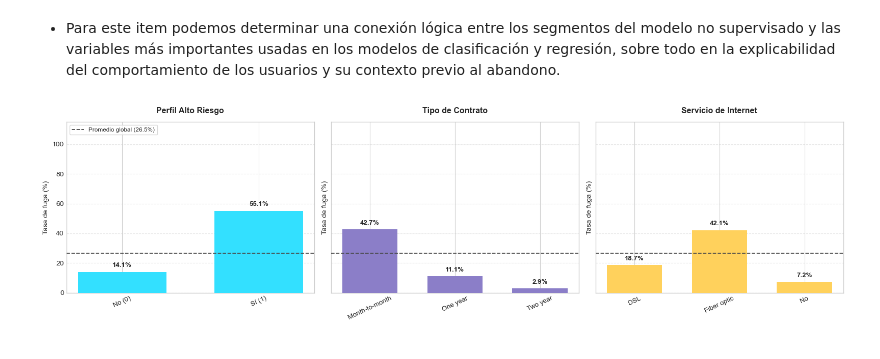
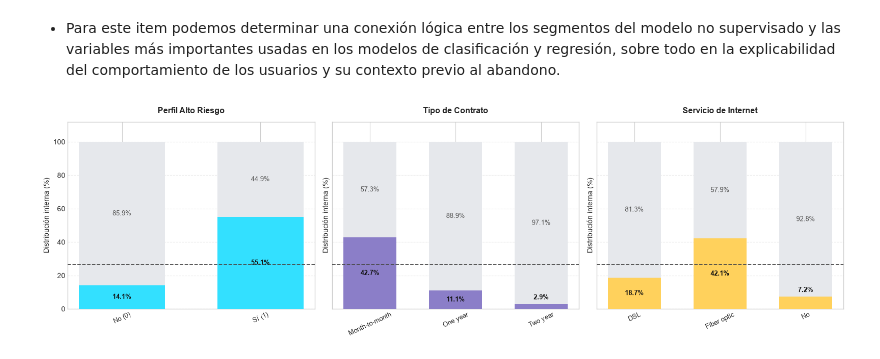
Before and after one commit to david-ramirezl/telco_customer-Modelos-de-Machine-Learning, a Jupyter notebook: notebooks/analisis_modelado_telco_churn.ipynb, the cells around one changed output. Saved outputs shown, nothing was run; the diff lists cells and outputs as text; code cells hidden in the pictures.

```diff
--- a/notebooks/analisis_modelado_telco_churn.ipynb
+++ b/notebooks/analisis_modelado_telco_churn.ipynb
@@ -2571,47 +2573,64 @@ df_plot = mejor_xgb.named_steps['ingenieria_caracteristicas'].transform(X_clf_tr
 df_plot['Churn'] = np.asarray(y_clf_train)
 
 vars_a_graficar = ['Perfil_Alto_Riesgo', 'Contract', 'InternetService']
 titulos = ['Perfil Alto Riesgo', 'Tipo de Contrato', 'Servicio de Internet']
 colores = ['#33E0FF', '#8B7EC8', '#FFD15C']
 
 promedio_global = df_plot['Churn'].mean() * 100
 
 plt.style.use('seaborn-v0_8-whitegrid')
-fig, axes = plt.subplots(1, 3, figsize=(16, 4.5), sharey=True)
+fig, axes = plt.subplots(1, 3, figsize=(16, 4.8), sharey=True)
 
 for idx, (ax, var, titulo) in enumerate(zip(axes, vars_a_graficar, titulos)):
     serie = df_plot[var]
 
     if set(serie.dropna().unique()).issubset({0, 1}):
         grupos = serie.map({0: 'No (0)', 1: 'Sí (1)'})
     else:
         grupos = serie.astype(str)
 
-    resumen = (
-        df_plot.assign(Grupo=grupos)
-        .groupby('Grupo', observed=False)['Churn']
-        .mean() * 100
+    tabla = pd.crosstab(grupos, df_plot['Churn'], normalize='index') * 100
+    fuga = tabla[1]
+    retenidos = tabla[0]
+    categorias = tabla.index.astype(str)
+
+    barras_fuga = ax.bar(
+        categorias, fuga.values, color=colores[idx], width=0.62, zorder=3, label='Se fuga (Churn)'
+    )
+    barras_ret = ax.bar(
+        categorias, retenidos.values, bottom=fuga.values, color='#E6E8EC', width=0.62, zorder=3, label='Se queda (100% total)'
     )
 
-    barras = ax.bar(resumen.index.astype(str), resumen.values, color=colores[idx], width=0.65, zorder=3)
-    ax.axhline(promedio_global, color='#4A4A4A', linestyle='--', linewidth=1.3, zorder=4,
-               label=f'Promedio global ({promedio_global:.1f}%)')
+    ax.axhline(
+        promedio_global, color='#4A4A4A', linestyle='--', linewidth=1.3, zorder=4,
+        label=f'Promedio global ({promedio_global:.1f}%)'
+    )
 
-    for barra in barras:
-        h = barra.get_height()
-        ax.text(barra.get_x() + barra.get_width() / 2, h + 2.2, f'{h:.1f}%',
-                ha='center', va='bottom', fontsize=9.5, fontweight='bold', color='#222222')
+    for b_fuga, b_ret in zip(barras_fuga, barras_ret):
+        h_fuga = b_fuga.get_height()
+        h_ret = b_ret.get_height()
+        x_pos = b_fuga.get_x() + b_fuga.get_width() / 2
+
+        ax.text(
+            x_pos, h_fuga / 2 if h_fuga > 8 else h_fuga + 2, f'{h_fuga:.1f}%',
+            ha='center', va='center' if h_fuga > 8 else 'bottom',
+            fontsize=9.5, fontweight='bold', color='#111111', zorder=5
+        )
+
+        if h_ret > 10:
+            ax.text(
+                x_pos, h_fuga + (h_ret / 2), f'{h_ret:.1f}%',
+                ha='center', va='center', fontsize=9, color='#555555', zorder=5
+            )
 
     ax.set_title(titulo, fontsize=11.5, fontweight='bold', pad=12)
-    ax.set_ylabel('Tasa de fuga (%)', fontsize=10)
-    ax.set_ylim(0, 115)
+    ax.set_ylabel('Distribución interna (%)', fontsize=10)
+    ax.set_ylim(0, 112)
     ax.tick_params(axis='x', rotation=25, labelsize=9.5)
     ax.grid(axis='y', linestyle='--', alpha=0.45, zorder=0)
 
-    if idx == 0:
-        ax.legend(loc='upper left', frameon=True, facecolor='white', fontsize=8.5)
 
 plt.tight_layout()
 plt.show()
 # %% [output]
-[figure, old version]
+[figure, new version]
```
Also changed, not shown: parts of 35 cells of this notebook.
